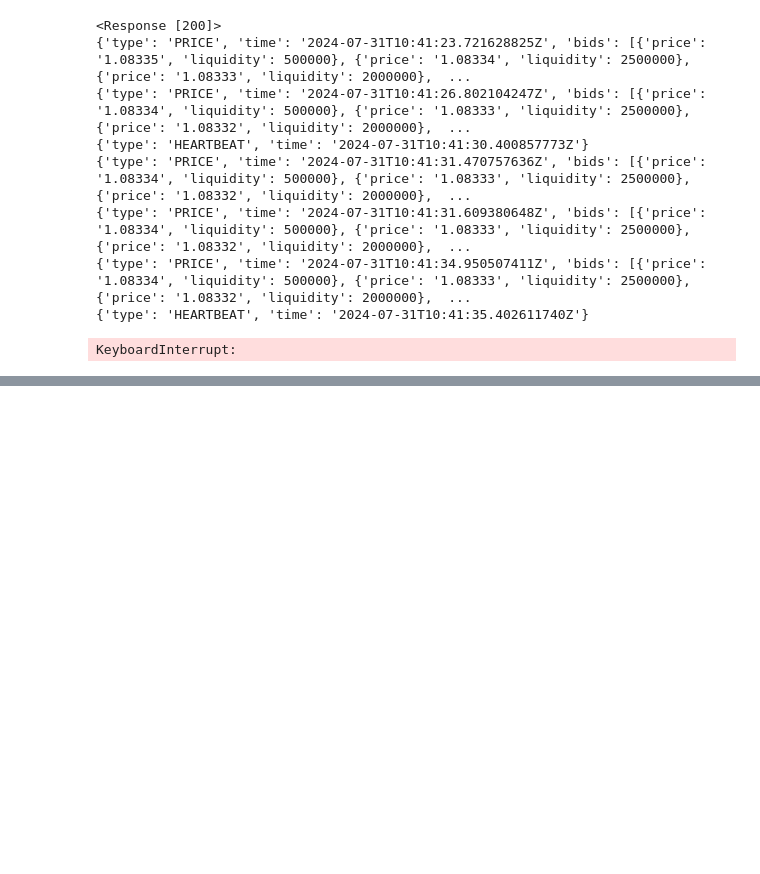
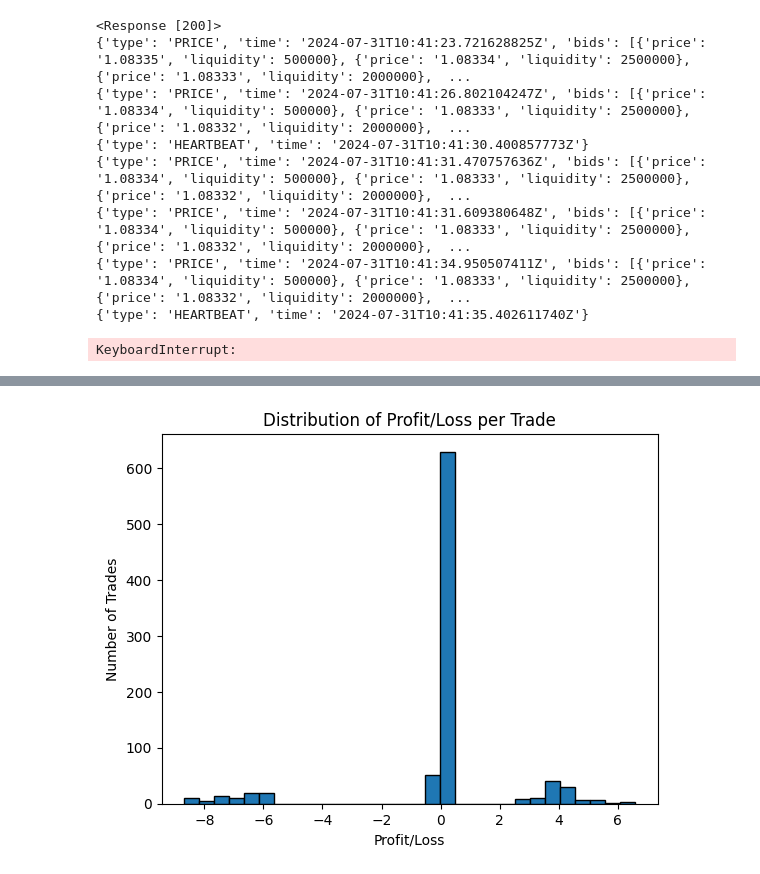
Before and after one commit to Sammyadj/forex_portfolio, a Jupyter notebook: frontend/project workflow.ipynb, the cells around one changed output, grey strips where cells are left out. Cells and saved outputs as stored; diff of their text form; code cells hidden in the pictures; blank space fills up the shorter version.

```diff
--- a/frontend/project workflow.ipynb
+++ b/frontend/project workflow.ipynb
@@ -108,0 +113,4 @@ KeyboardInterrupt:
+# %%
+# Load the data
+data = pd.read_csv('trades_profit_loss.csv')
+data.head()
@@ -108,0 +147,9 @@ KeyboardInterrupt:
+# %%
+# Plot histogram using matplotlib
+plt.hist(data['profit_loss'], bins=30, edgecolor='black')
+plt.title('Distribution of Profit/Loss per Trade')
+plt.xlabel('Profit/Loss')
+plt.ylabel('Number of Trades')
+plt.show()
+# %% [output]
+[figure, added]
```
Also changed, not shown: parts of 11 cells of this notebook, 31 other files.
